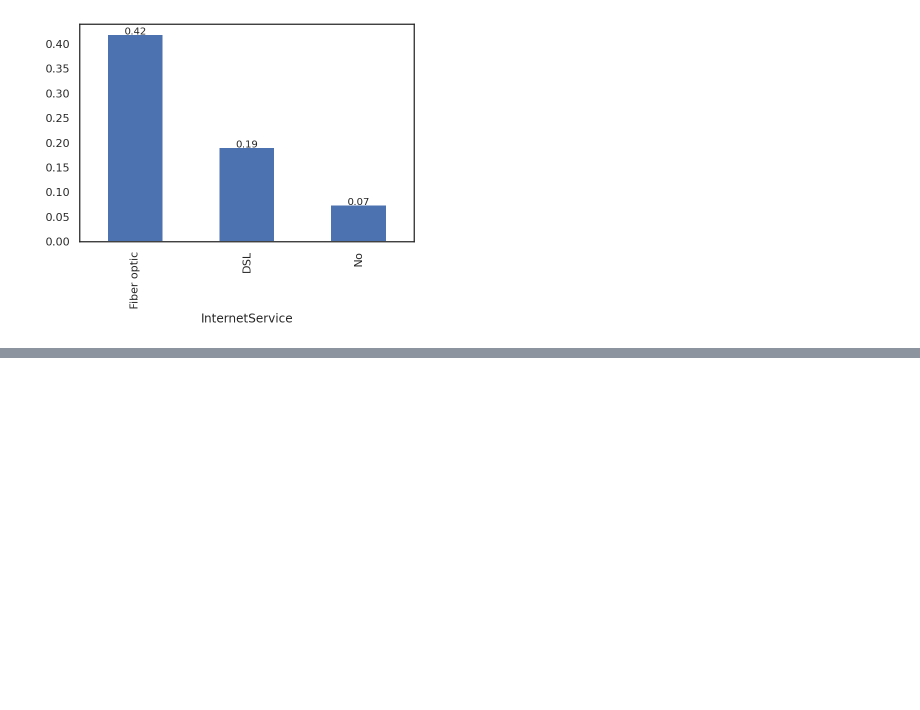
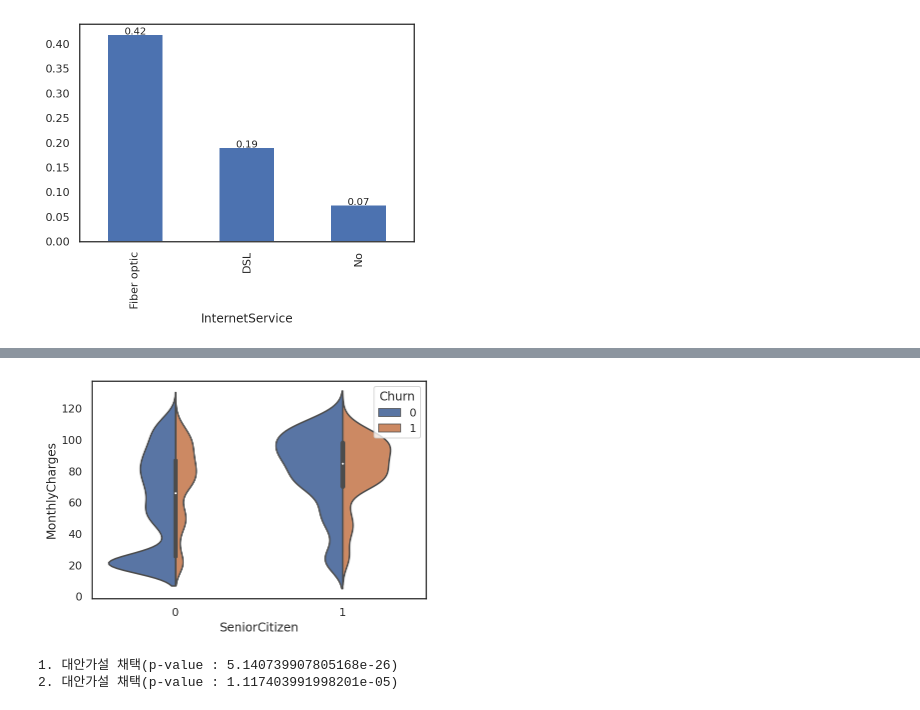
Before and after one commit to maengg/Customer_churn, a Jupyter notebook: Customer_churn.ipynb, the cells around one changed output, grey strips where cells are left out. Drawn from its saved outputs; the diff is of its cells as text; code cells hidden in the pictures; blank space fills up the shorter version.

```diff
--- a/Customer_churn.ipynb
+++ b/Customer_churn.ipynb
@@ -1410,0 +1421,4 @@ Fiber optic을 사용하는 고객이 총 고객 중 42%로 가장 많은 비중
+# %%
+sns.violinplot('SeniorCitizen', 'MonthlyCharges', hue='Churn', data=df, scale='count', split=True);
+# %% [output]
+[figure, added]
@@ -1410,0 +1428,6 @@ Fiber optic을 사용하는 고객이 총 고객 중 42%로 가장 많은 비중
+# %%
+pvs = [senior.pvalue, not_senior.pvalue]
+t_test(pvs)
+# %% [output]
+1. 대안가설 채택(p-value : 5.140739907805168e-26)
+2. 대안가설 채택(p-value : 1.117403991998201e-05)
```
Also changed, not shown: parts of 33 cells of this notebook.
